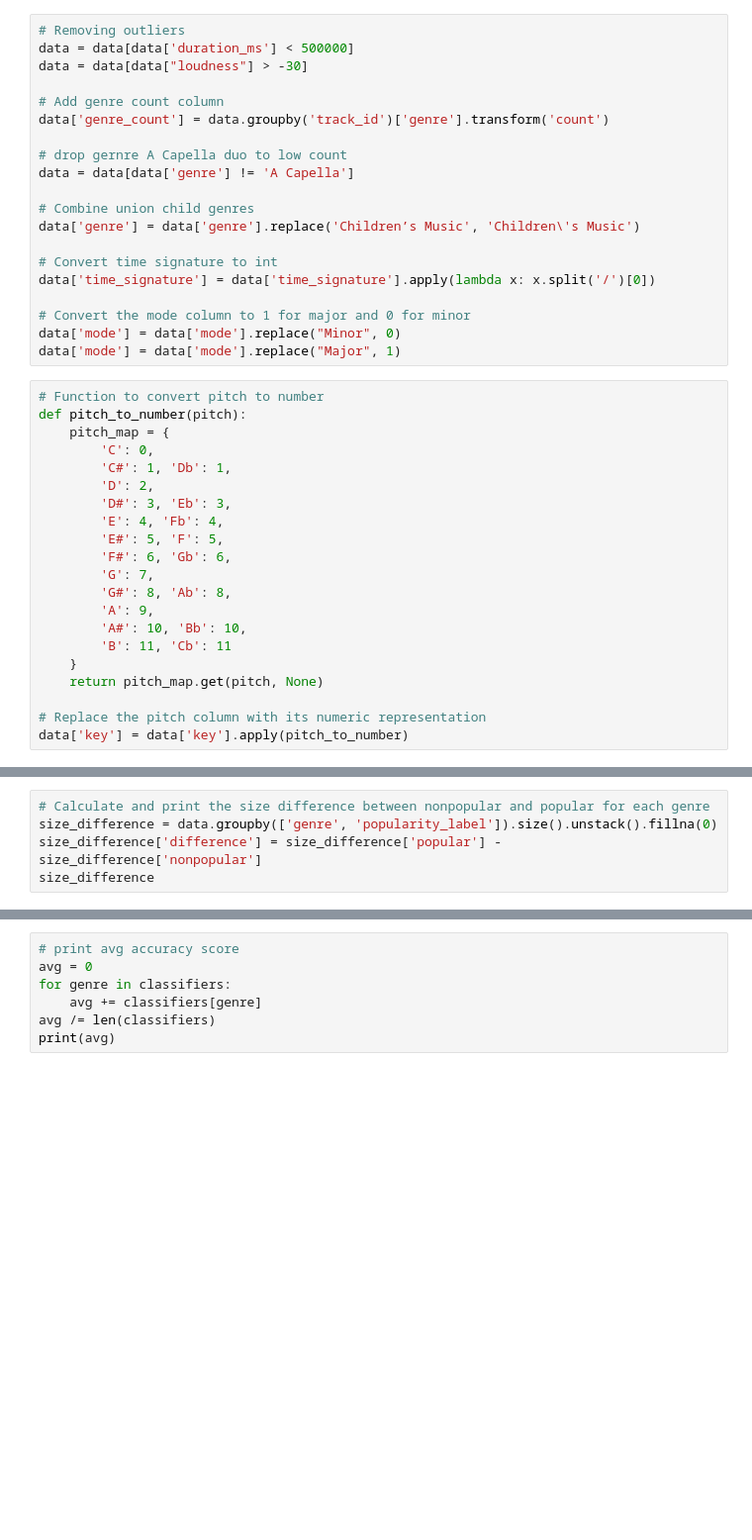
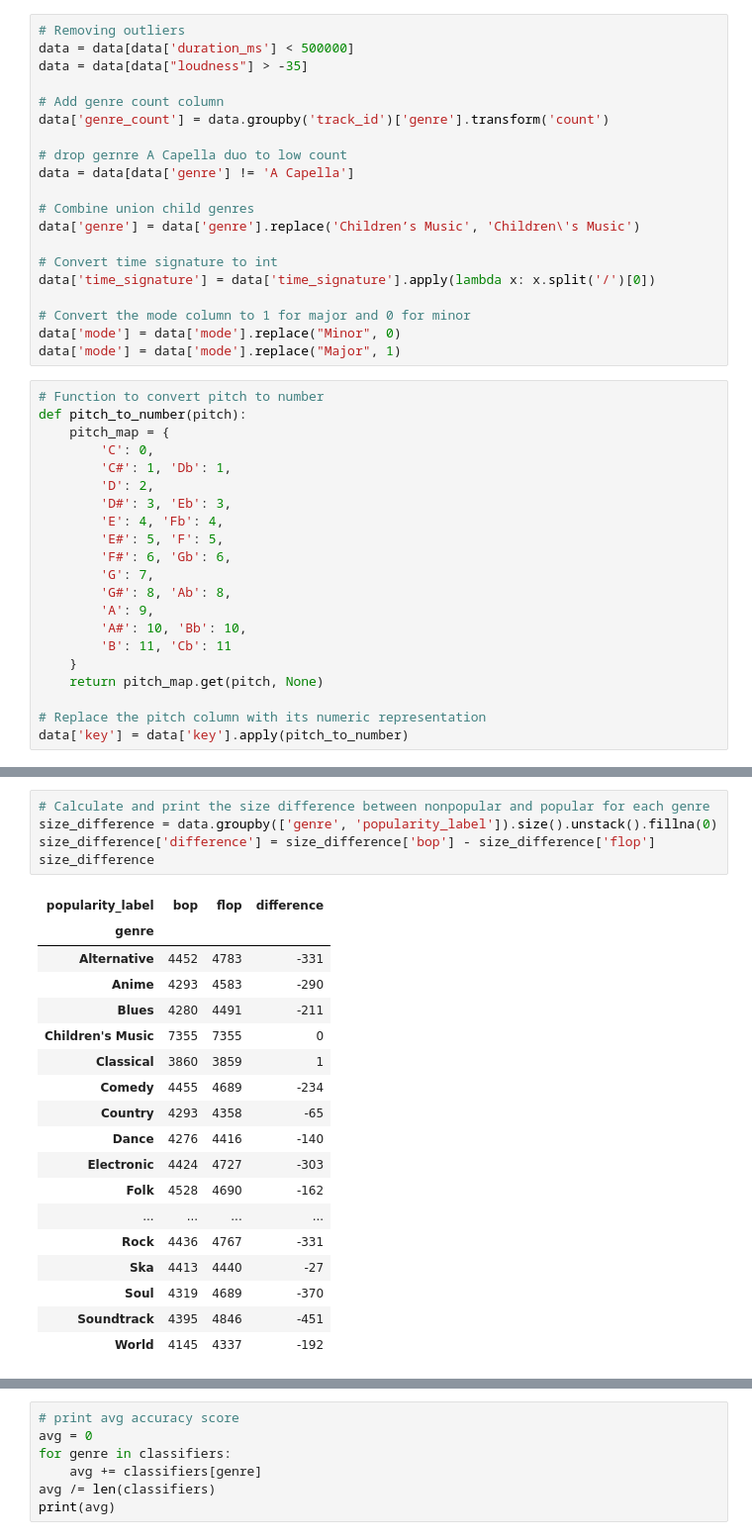
Before and after one commit to MorrisSimons/SCH_spotify_ml_project, a Jupyter notebook: largeset_version/temp.ipynb, the cells around one changed output, grey strips where cells are left out. Shown: that part at 99% size. Cells and saved outputs as stored; diff of their text form; blank space fills up the shorter version.

```diff
--- a/largeset_version/temp.ipynb
+++ b/largeset_version/temp.ipynb
@@ -29,7 +84,7 @@ data.head()
 # %%
 # Removing outliers
 data = data[data['duration_ms'] < 500000]
-data = data[data["loudness"] > -30]
+data = data[data["loudness"] > -35]
 
 # Add genre count column
 data['genre_count'] = data.groupby('track_id')['genre'].transform('count')
@@ -100,5 +161,24 @@ data.head()  # Display the first few rows of the modified DataFrame
 # %%
 # Calculate and print the size difference between nonpopular and popular for each genre
 size_difference = data.groupby(['genre', 'popularity_label']).size().unstack().fillna(0)
-size_difference['difference'] = size_difference['popular'] - size_difference['nonpopular']
+size_difference['difference'] = size_difference['bop'] - size_difference['flop']
 size_difference
+# %% [output]
+| popularity_label | bop | flop | difference |
+| genre |  |  |  |
+| Alternative | 4452 | 4783 | -331 |
+| Anime | 4293 | 4583 | -290 |
+| Blues | 4280 | 4491 | -211 |
+| Children's Music | 7355 | 7355 | 0 |
+| Classical | 3860 | 3859 | 1 |
+| Comedy | 4455 | 4689 | -234 |
+| Country | 4293 | 4358 | -65 |
+| Dance | 4276 | 4416 | -140 |
+| Electronic | 4424 | 4727 | -303 |
+| Folk | 4528 | 4690 | -162 |
+| ... | ... | ... | ... |
+| Rock | 4436 | 4767 | -331 |
+| Ska | 4413 | 4440 | -27 |
+| Soul | 4319 | 4689 | -370 |
+| Soundtrack | 4395 | 4846 | -451 |
+| World | 4145 | 4337 | -192 |
```
Also changed, not shown: parts of 22 cells of this notebook.
